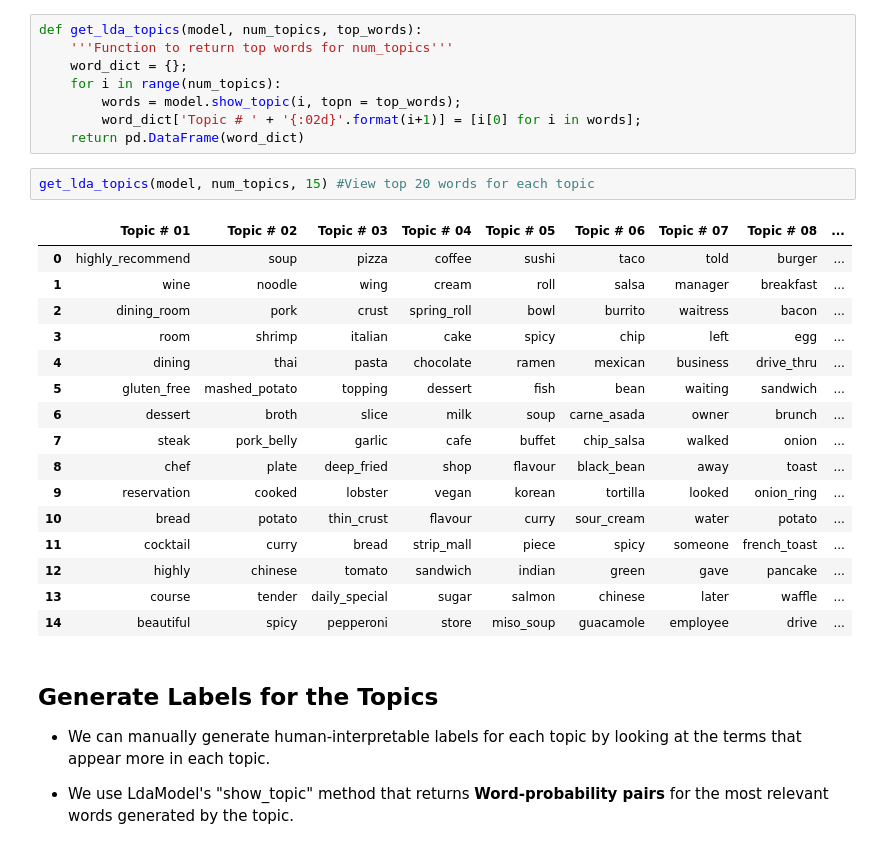
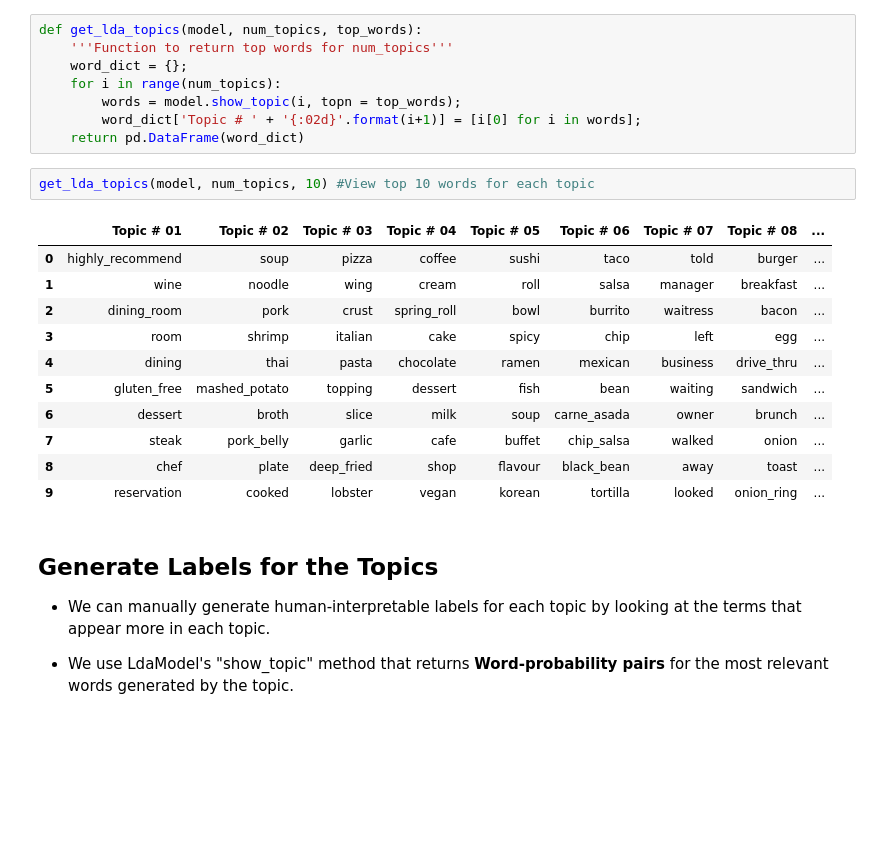
Before and after one commit to rojinadeuja/Yelp_Data_Modelling, a Jupyter notebook: 02_topic_modelling_with_LDA.ipynb, the cells around one changed output. Saved outputs shown, nothing was run; the diff lists cells and outputs as text; blank space fills up the shorter version.

```diff
--- a/02_topic_modelling_with_LDA.ipynb
+++ b/02_topic_modelling_with_LDA.ipynb
@@ -388,24 +388,19 @@ def get_lda_topics(model, num_topics, top_words):
         word_dict['Topic # ' + '{:02d}'.format(i+1)] = [i[0] for i in words];
     return pd.DataFrame(word_dict)
 # %%
-get_lda_topics(model, num_topics, 15) #View top 20 words for each topic
+get_lda_topics(model, num_topics, 10) #View top 10 words for each topic
 # %% [output]
 |  | Topic # 01 | Topic # 02 | Topic # 03 | Topic # 04 | Topic # 05 | Topic # 06 | Topic # 07 | Topic # 08 | ... |
 | 0 | highly_recommend | soup | pizza | coffee | sushi | taco | told | burger | ... |
 | 1 | wine | noodle | wing | cream | roll | salsa | manager | breakfast | ... |
 | 2 | dining_room | pork | crust | spring_roll | bowl | burrito | waitress | bacon | ... |
 | 3 | room | shrimp | italian | cake | spicy | chip | left | egg | ... |
 | 4 | dining | thai | pasta | chocolate | ramen | mexican | business | drive_thru | ... |
 | 5 | gluten_free | mashed_potato | topping | dessert | fish | bean | waiting | sandwich | ... |
 | 6 | dessert | broth | slice | milk | soup | carne_asada | owner | brunch | ... |
 | 7 | steak | pork_belly | garlic | cafe | buffet | chip_salsa | walked | onion | ... |
 | 8 | chef | plate | deep_fried | shop | flavour | black_bean | away | toast | ... |
 | 9 | reservation | cooked | lobster | vegan | korean | tortilla | looked | onion_ring | ... |
-| 10 | bread | potato | thin_crust | flavour | curry | sour_cream | water | potato | ... |
-| 11 | cocktail | curry | bread | strip_mall | piece | spicy | someone | french_toast | ... |
-| 12 | highly | chinese | tomato | sandwich | indian | green | gave | pancake | ... |
-| 13 | course | tender | daily_special | sugar | salmon | chinese | later | waffle | ... |
-| 14 | beautiful | spicy | pepperoni | store | miso_soup | guacamole | employee | drive | ... |
 # %% [markdown]
 ## Generate Labels for the Topics
 
```
Also changed, not shown: parts of 5 cells of this notebook.
